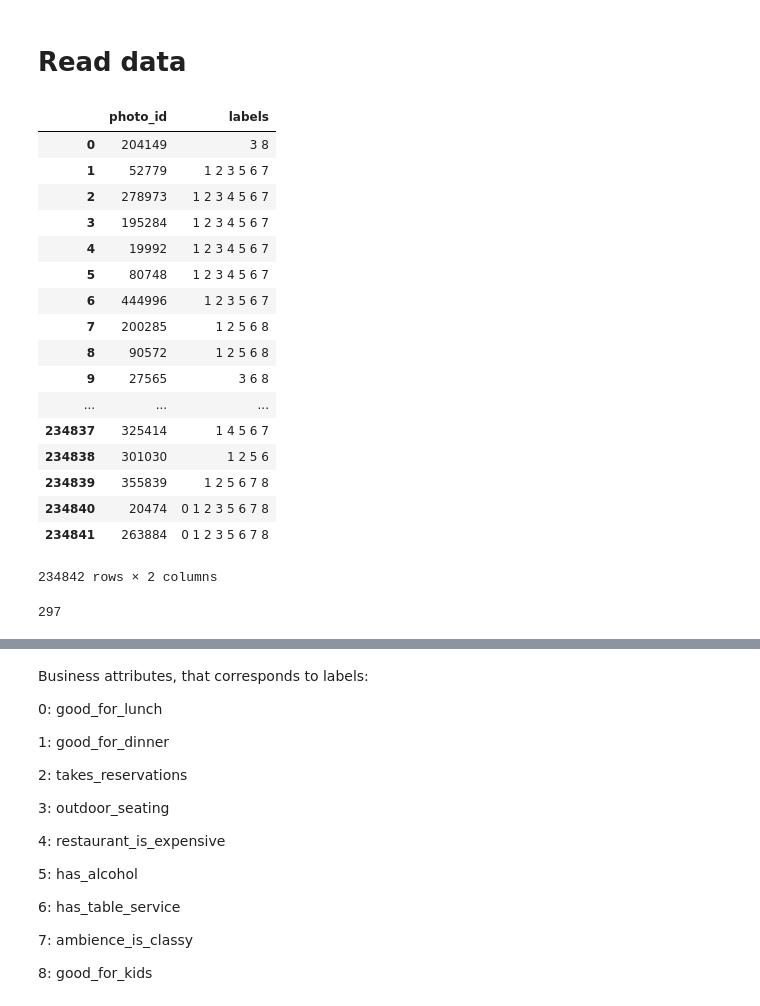
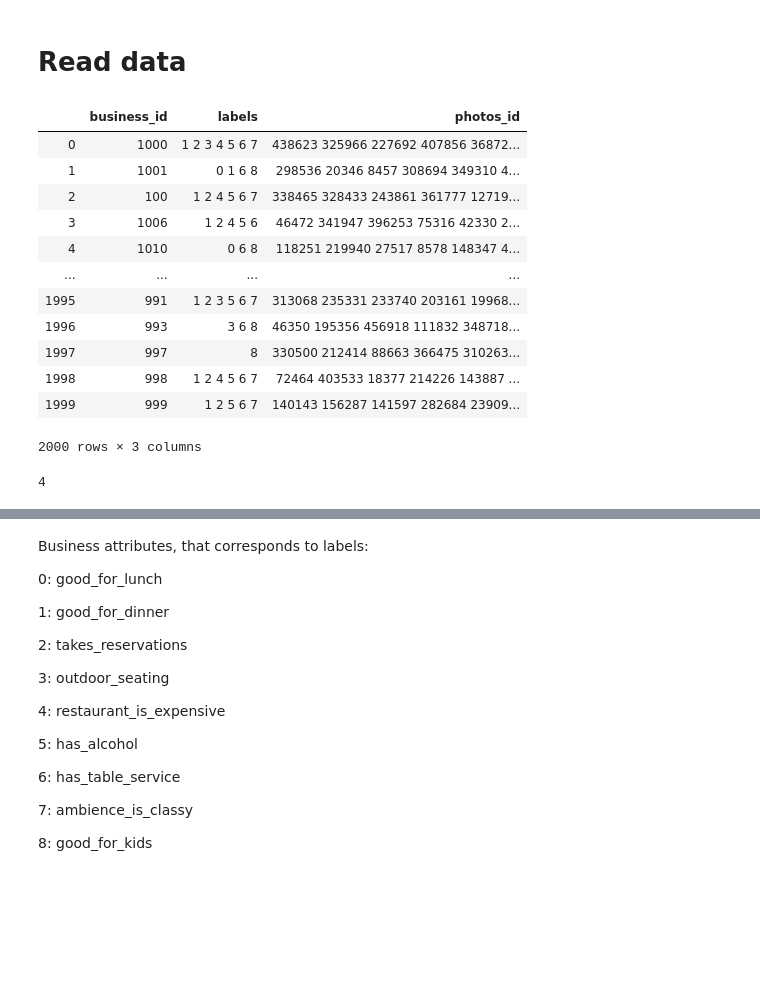
Before and after one commit to Midren/yelp_photo_classification, a Jupyter notebook: yelp_classification.ipynb, the cells around one changed output, grey strips where cells are left out. Drawn from its saved outputs; the diff is of its cells as text; code cells hidden in the pictures; blank space fills up the shorter version.

```diff
--- a/yelp_classification.ipynb
+++ b/yelp_classification.ipynb
@@ -17,24 +17,3 @@ matplotlib.rcParams['figure.figsize'] = 15, 5
 df_labels = pd.read_csv("dataset/train.csv")
 df_photo_to_biz = pd.read_csv("dataset/train_photo_to_biz_ids.csv")
 df = df_photo_to_biz.join(other=df_labels.set_index('business_id'), how='left', on='business_id').drop(columns="business_id")
-# %%
-df
-# %% [output]
-|  | photo_id | labels |
-| 0 | 204149 | 3 8 |
-| 1 | 52779 | 1 2 3 5 6 7 |
-| 2 | 278973 | 1 2 3 4 5 6 7 |
-| 3 | 195284 | 1 2 3 4 5 6 7 |
-| 4 | 19992 | 1 2 3 4 5 6 7 |
-| 5 | 80748 | 1 2 3 4 5 6 7 |
-| 6 | 444996 | 1 2 3 5 6 7 |
-| 7 | 200285 | 1 2 5 6 8 |
-| 8 | 90572 | 1 2 5 6 8 |
-| 9 | 27565 | 3 6 8 |
-| ... | ... | ... |
-| 234837 | 325414 | 1 4 5 6 7 |
-| 234838 | 301030 | 1 2 5 6 |
-| 234839 | 355839 | 1 2 5 6 7 8 |
-| 234840 | 20474 | 0 1 2 3 5 6 7 8 |
-| 234841 | 263884 | 0 1 2 3 5 6 7 8 |
-234842 rows × 2 columns
@@ -41,5 +23,21 @@ df
+# %%
+df_train
+# %% [output]
+|  | business_id | labels | photos_id |
+| 0 | 1000 | 1 2 3 4 5 6 7 | 438623 325966 227692 407856 36872... |
+| 1 | 1001 | 0 1 6 8 | 298536 20346 8457 308694 349310 4... |
+| 2 | 100 | 1 2 4 5 6 7 | 338465 328433 243861 361777 12719... |
+| 3 | 1006 | 1 2 4 5 6 | 46472 341947 396253 75316 42330 2... |
+| 4 | 1010 | 0 6 8 | 118251 219940 27517 8578 148347 4... |
+| ... | ... | ... | ... |
+| 1995 | 991 | 1 2 3 5 6 7 | 313068 235331 233740 203161 19968... |
+| 1996 | 993 | 3 6 8 | 46350 195356 456918 111832 348718... |
+| 1997 | 997 | 8 | 330500 212414 88663 366475 310263... |
+| 1998 | 998 | 1 2 4 5 6 7 | 72464 403533 18377 214226 143887 ... |
+| 1999 | 999 | 1 2 5 6 7 | 140143 156287 141597 282684 23909... |
+2000 rows × 3 columns
 # %%
-print(df.isnull().sum().sum())
+print(df_train.isnull().sum().sum())
 # %% [output]
-297
+4
 # %%
```
Also changed, not shown: parts of 13 cells of this notebook.
